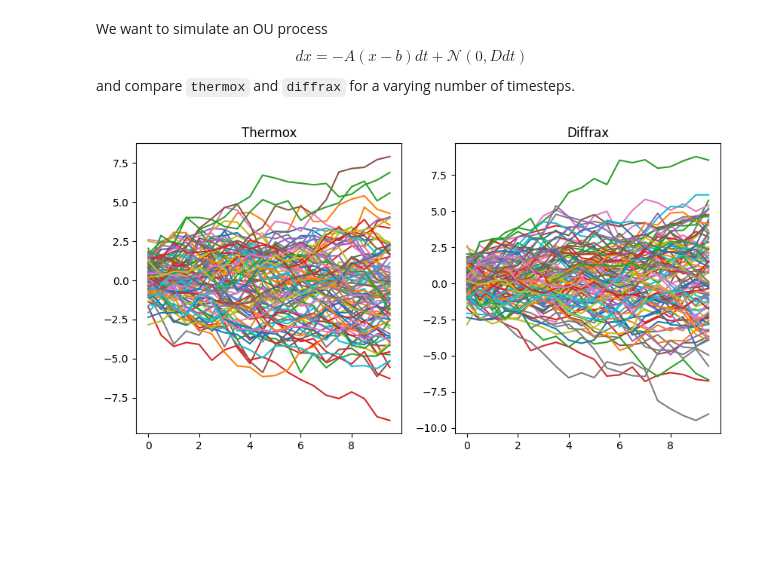
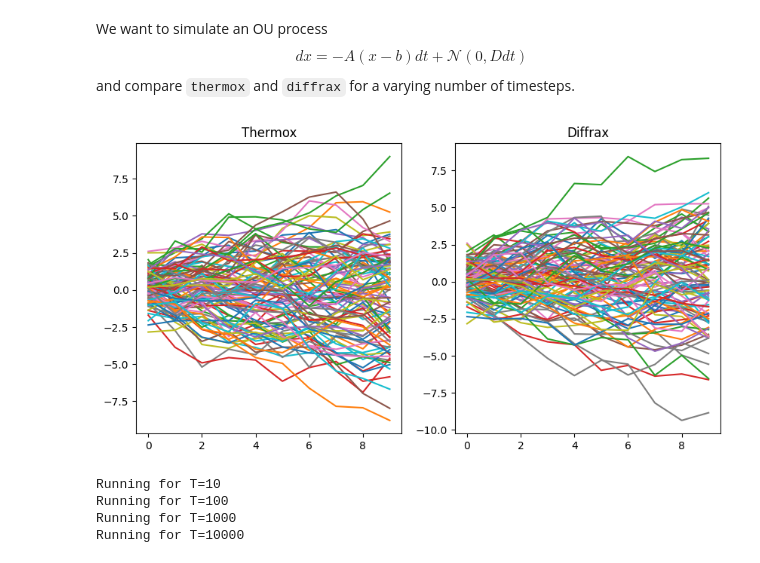
Before and after one commit to normal-computing/thermox, a Jupyter notebook: examples/diffrax_comparison.ipynb, the cells around one changed output. Saved outputs shown, nothing was run; the diff lists cells and outputs as text; code cells hidden in the pictures; blank space fills up the shorter version.

Commit message:
Remove .evaluate

```diff
--- a/examples/diffrax_comparison.ipynb
+++ b/examples/diffrax_comparison.ipynb
@@ -44,6 +45,7 @@ def simulate_thermox(rk, ts):
     return thermox.sample(rk, ts, x0, A, b, D, A_spd=True)
 # %%
 # Function to simulate from diffrax
+@jit
 def simulate_diffrax(rk, ts):
     # From https://docs.kidger.site/diffrax/usage/getting-started/#stochastic-differential-equations-sdes
     def drift(t, y, args):
@@ -53,33 +55,39 @@ def simulate_diffrax(rk, ts):
     brownian_motion = diffrax.VirtualBrownianTree(ts[0], ts[-1], tol=1e-3, shape=(dim,), key=rk)
     terms = diffrax.MultiTerm(diffrax.ODETerm(drift), diffrax.ControlTerm(diffusion, brownian_motion))
     solver = diffrax.ItoMilstein()
-    saveat = diffrax.SaveAt(dense=True)
+    # saveat = diffrax.SaveAt(dense=True)
+    saveat = diffrax.SaveAt(ts=ts)
     sol = diffrax.diffeqsolve(terms, solver, ts[0], ts[-1], y0=x0, saveat=saveat,
-                               dt0=0.01, max_steps=10000000,
+                               dt0=0.01, max_steps=10000000
                                )
-    return vmap(lambda t: sol.evaluate(t))(ts)
+    return sol.ys
 # %%
 # Validate the two simulators
-ts = jnp.arange(0, 10, 0.5)
+ts = jnp.arange(0, 10, 1.)
 # ts = random.uniform(key, (100,), minval=0, maxval=10).sort()
 thermox_samples = simulate_thermox(key, ts)
 diffrax_samples = simulate_diffrax(key, ts)
 fig, axes = plt.subplots(1, 2, figsize=(10, 5))
 axes[0].plot(ts, thermox_samples)
 axes[0].set_title("Thermox")
 axes[1].plot(ts, diffrax_samples)
 axes[1].set_title("Diffrax");
 # %% [output]
-[figure, old version]
+[figure, new version]
 # %%
 # Time the two simulators
-T_range = [10, 100, 1000, 10000, 100000]
+T_range = [10, 100, 1000, 10000]
+
+# Init run for compilation
+simulate_thermox(key, jnp.arange(2.)).block_until_ready()
+simulate_diffrax(key, jnp.arange(2.)).block_until_ready()
 
 thermox_times = []
 diffrax_times = []
 
 for T in T_range:
-    ts = jnp.linspace(0, 10, T)
+    print(f"Running for T={T}")
+    ts = jnp.arange(0, T, 1.)
 
     # Thermox
     start = time()
@@ -92,6 +100,11 @@ for T in T_range:
     vals_d = simulate_diffrax(key, ts).block_until_ready()
     end = time()
     diffrax_times.append(end - start)
+# %% [output]
+Running for T=10
+Running for T=100
+Running for T=1000
+Running for T=10000
 # %%
 plt.plot(T_range, thermox_times, label="Thermox")
 plt.plot(T_range, diffrax_times, label="Diffrax")
```
Also changed, not shown: parts of 4 cells of this notebook.
